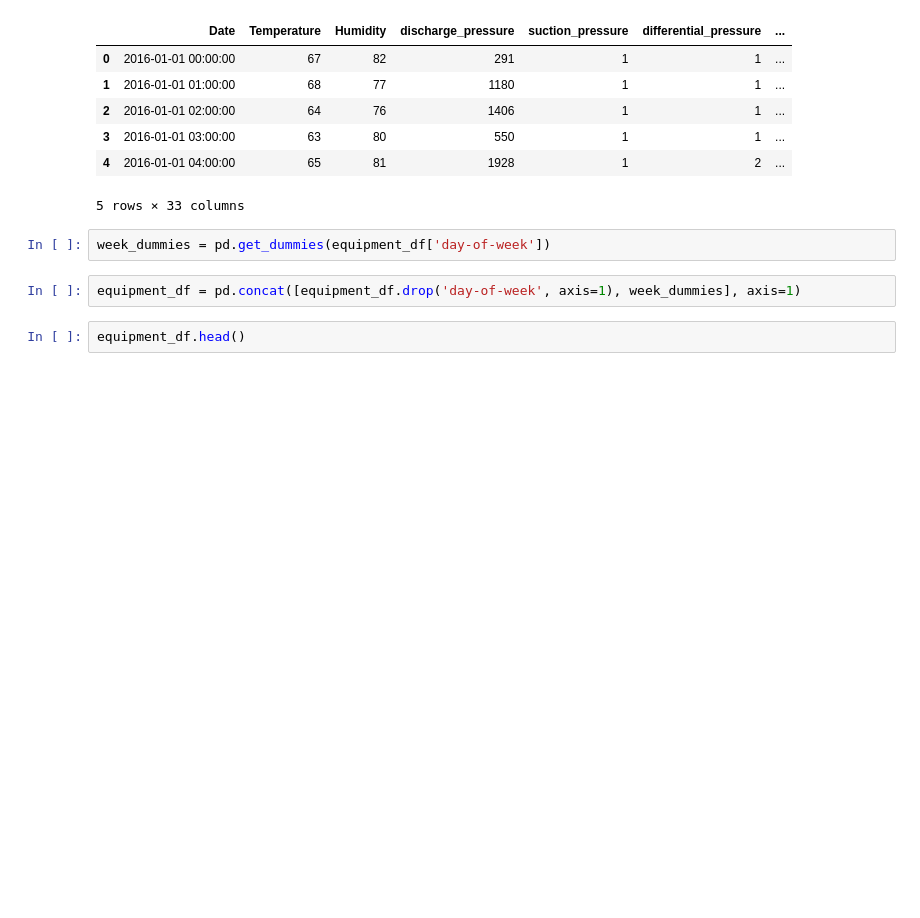
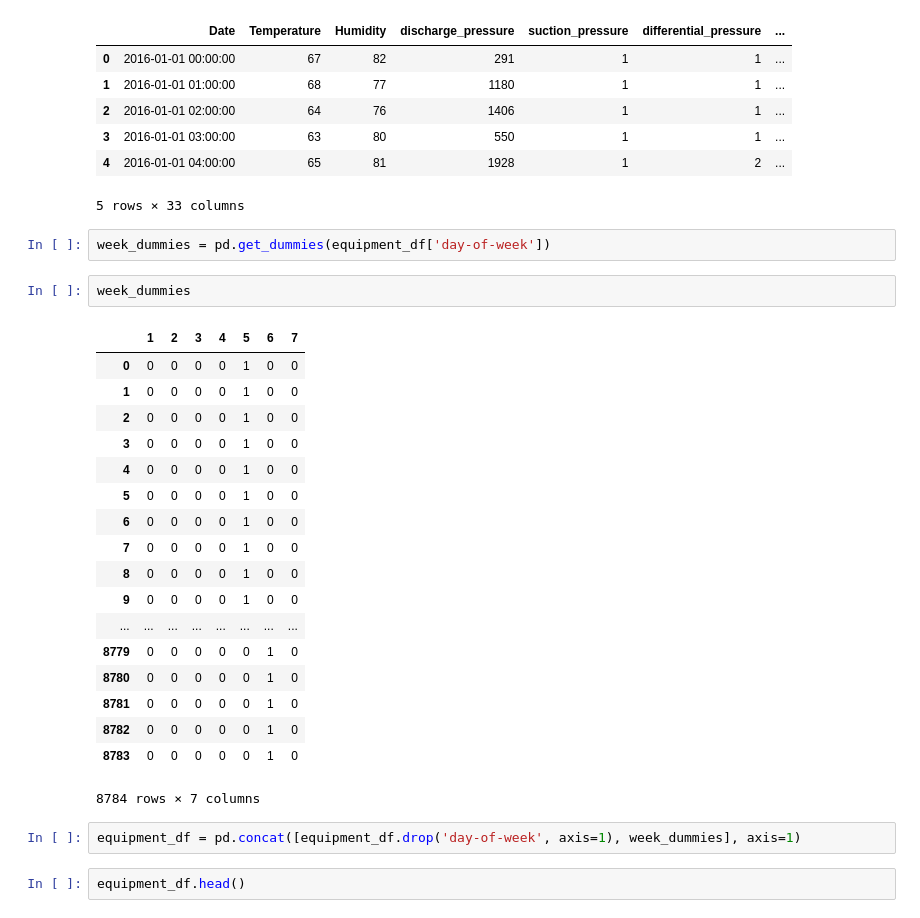
Before and after one commit to kurtrm/predicting_equipment_failure, a Jupyter notebook: notebooks/equipment_failure_notebook.ipynb, the cells around one changed output. Drawn from its saved outputs; the diff is of its cells as text; blank space fills up the shorter version.

```diff
--- a/notebooks/equipment_failure_notebook.ipynb
+++ b/notebooks/equipment_failure_notebook.ipynb
@@ -143,6 +143,27 @@ equipment_df.head()
 5 rows × 33 columns
 # %%
 week_dummies = pd.get_dummies(equipment_df['day-of-week'])
+# %%
+week_dummies
+# %% [output]
+|  | 1 | 2 | 3 | 4 | 5 | 6 | 7 |
+| 0 | 0 | 0 | 0 | 0 | 1 | 0 | 0 |
+| 1 | 0 | 0 | 0 | 0 | 1 | 0 | 0 |
+| 2 | 0 | 0 | 0 | 0 | 1 | 0 | 0 |
+| 3 | 0 | 0 | 0 | 0 | 1 | 0 | 0 |
+| 4 | 0 | 0 | 0 | 0 | 1 | 0 | 0 |
+| 5 | 0 | 0 | 0 | 0 | 1 | 0 | 0 |
+| 6 | 0 | 0 | 0 | 0 | 1 | 0 | 0 |
+| 7 | 0 | 0 | 0 | 0 | 1 | 0 | 0 |
+| 8 | 0 | 0 | 0 | 0 | 1 | 0 | 0 |
+| 9 | 0 | 0 | 0 | 0 | 1 | 0 | 0 |
+| ... | ... | ... | ... | ... | ... | ... | ... |
+| 8779 | 0 | 0 | 0 | 0 | 0 | 1 | 0 |
+| 8780 | 0 | 0 | 0 | 0 | 0 | 1 | 0 |
+| 8781 | 0 | 0 | 0 | 0 | 0 | 1 | 0 |
+| 8782 | 0 | 0 | 0 | 0 | 0 | 1 | 0 |
+| 8783 | 0 | 0 | 0 | 0 | 0 | 1 | 0 |
+8784 rows × 7 columns
 # %%
 equipment_df = pd.concat([equipment_df.drop('day-of-week', axis=1), week_dummies], axis=1)
 # %%
```
Also changed, not shown: 1 other file.
